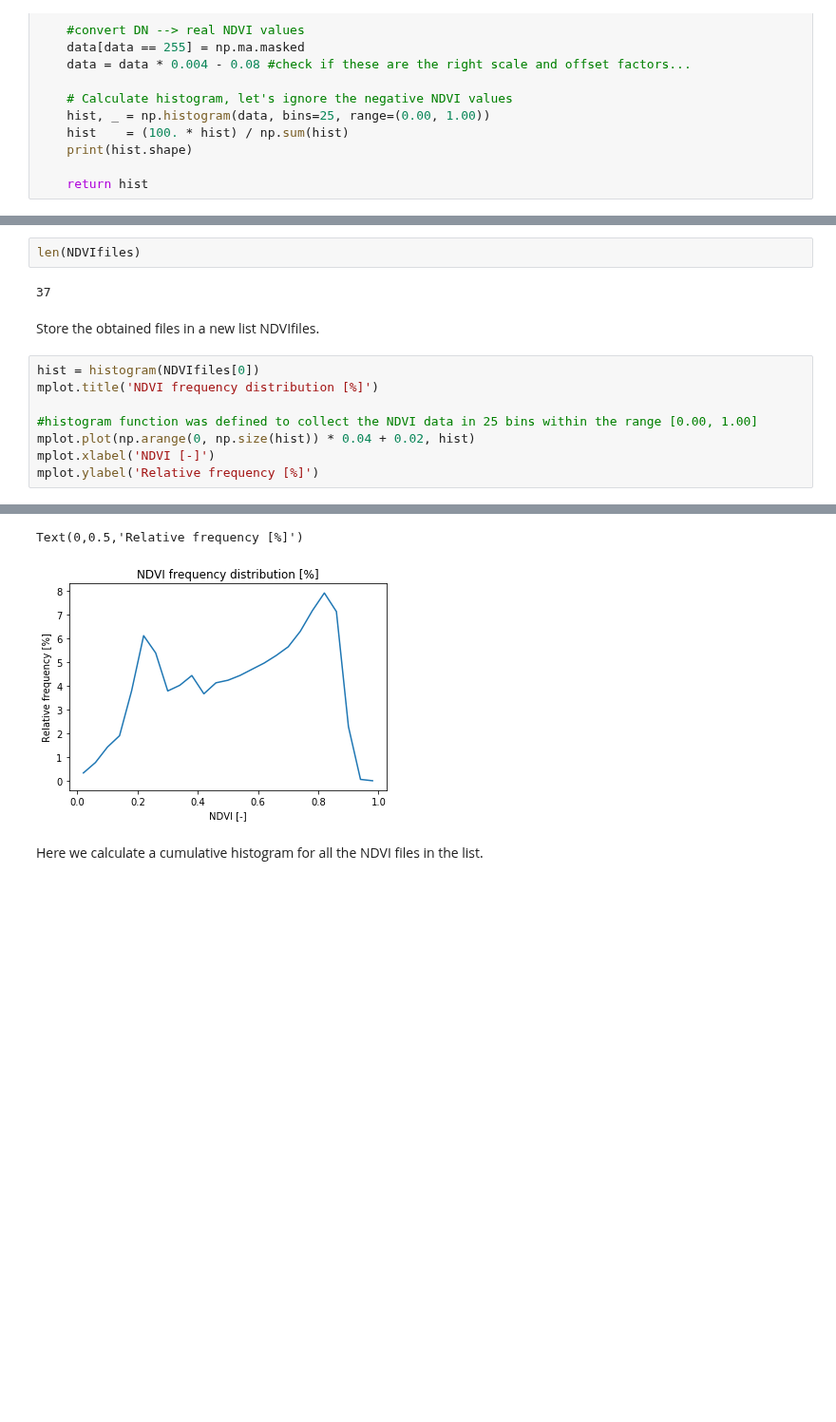
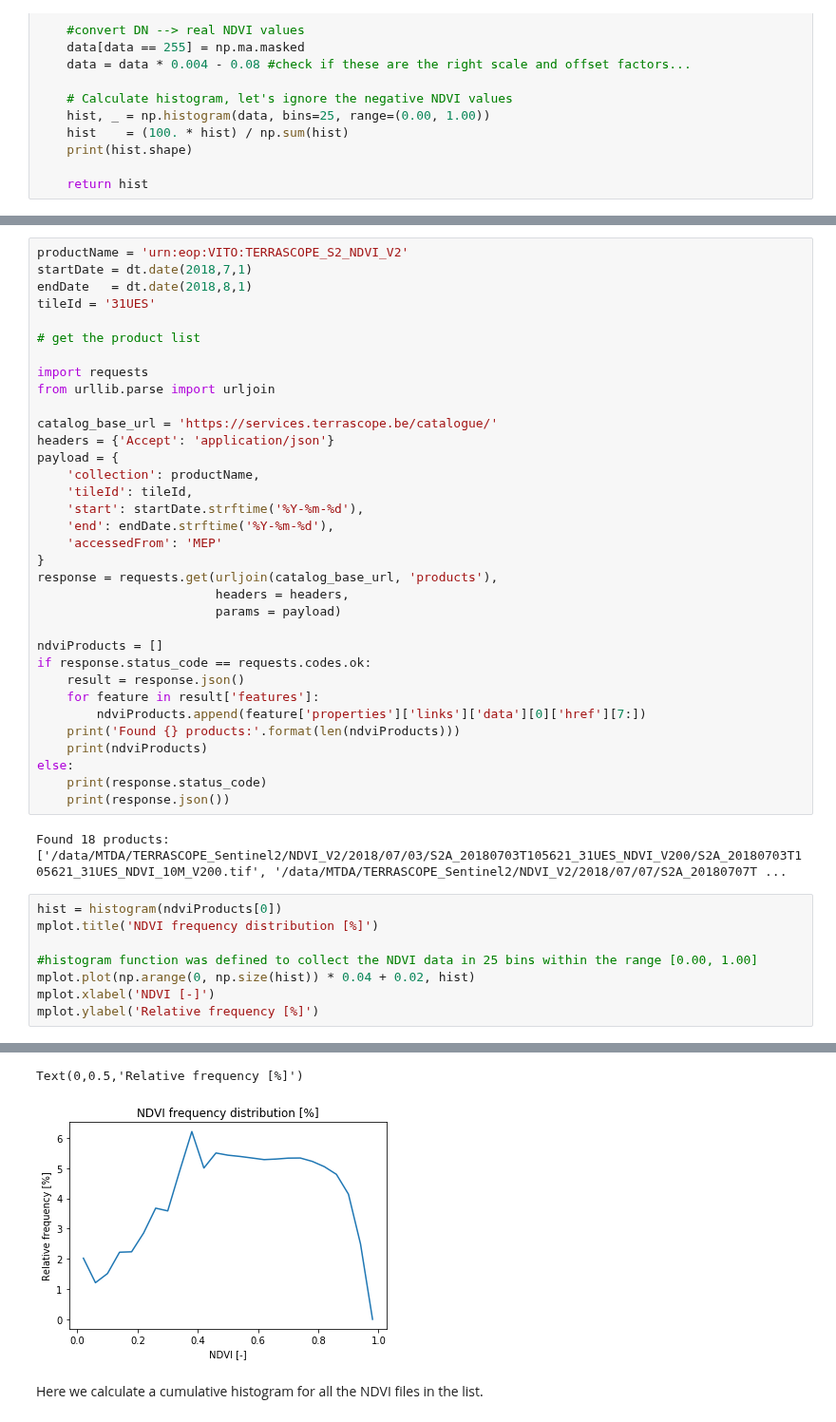
Before and after one commit to VITObelgium/notebook-samples, a Jupyter notebook: Terrascope/Advanced/TerrascopeRoadshowSPARK.ipynb, the cells around one changed output, grey strips where cells are left out. Shown at 95% size. Drawn from its saved outputs; the diff is of its cells as text; blank space fills up the shorter version.

Commit message:
Modified NB sample to use Sentinel-2 V200 data

```diff
--- a/Terrascope/Advanced/TerrascopeRoadshowSPARK.ipynb
+++ b/Terrascope/Advanced/TerrascopeRoadshowSPARK.ipynb
@@ -100,11 +47,42 @@ NDVIfiles
-# %%
-len(NDVIfiles)
-# %% [output]
-37
-# %% [markdown]
-Store the obtained files in a new list NDVIfiles.
+# %%
+productName = 'urn:eop:VITO:TERRASCOPE_S2_NDVI_V2'
+startDate = dt.date(2018,7,1)
+endDate   = dt.date(2018,8,1)
+tileId = '31UES'
+
+# get the product list
+
+import requests
+from urllib.parse import urljoin
+
+catalog_base_url = 'https://services.terrascope.be/catalogue/'
+headers = {'Accept': 'application/json'}
+payload = {
+    'collection': productName,
+    'tileId': tileId,
+    'start': startDate.strftime('%Y-%m-%d'),
+    'end': endDate.strftime('%Y-%m-%d'),
+    'accessedFrom': 'MEP'
+}
+response = requests.get(urljoin(catalog_base_url, 'products'),
+                        headers = headers,
+                        params = payload)
+
+ndviProducts = []
+if response.status_code == requests.codes.ok:
+    result = response.json()
+    for feature in result['features']:
+        ndviProducts.append(feature['properties']['links']['data'][0]['href'][7:])
+    print('Found {} products:'.format(len(ndviProducts)))
+    print(ndviProducts)
+else:
+    print(response.status_code)
+    print(response.json())
+# %% [output]
+Found 18 products:
+['/data/MTDA/TERRASCOPE_Sentinel2/NDVI_V2/2018/07/03/S2A_20180703T105621_31UES_NDVI_V200/S2A_20180703T105621_31UES_NDVI_10M_V200.tif', '/data/MTDA/TERRASCOPE_Sentinel2/NDVI_V2/2018/07/07/S2A_20180707T ...
 # %%
-hist = histogram(NDVIfiles[0])
+hist = histogram(ndviProducts[0])
 mplot.title('NDVI frequency distribution [%]')
 
 #histogram function was defined to collect the NDVI data in 25 bins within the range [0.00, 1.00]
@@ -116,6 +94,6 @@ mplot.ylabel('Relative frequency [%]')
 (25,)
 Text(0,0.5,'Relative frequency [%]')
-[figure, old version]
+[figure, new version]
 # %% [markdown]
 Here we calculate a cumulative histogram for all the NDVI files in the list.
 # %%
```
Also changed, not shown: parts of 13 cells of this notebook.
